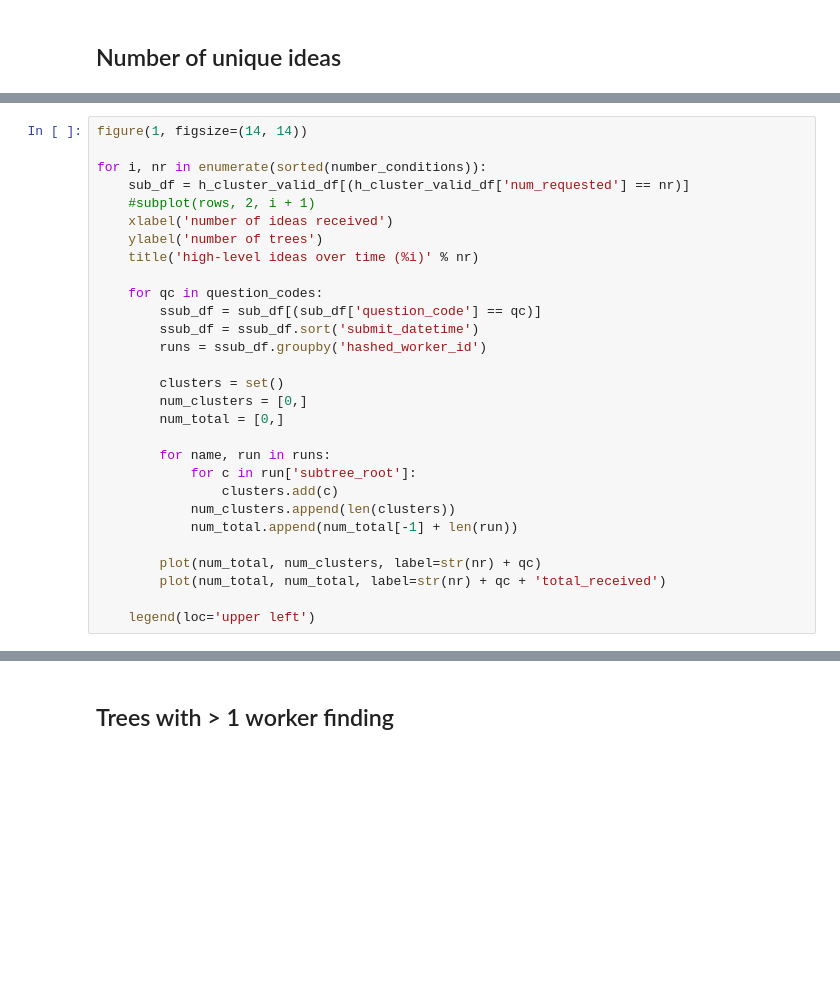
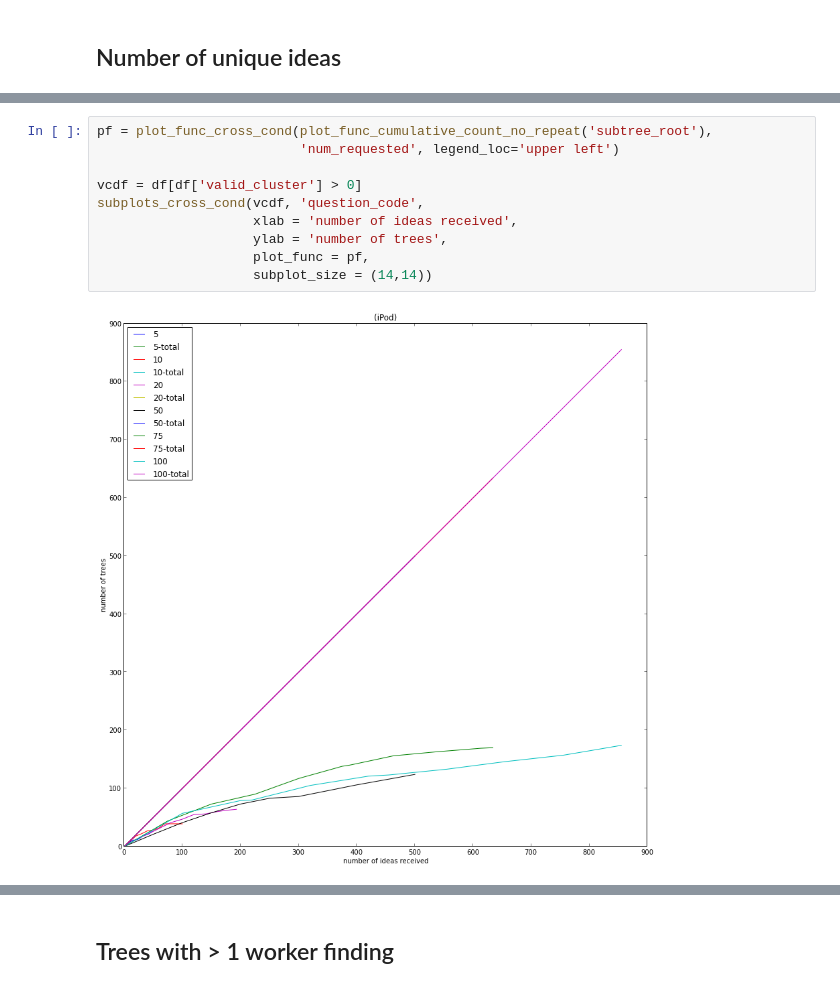
Before and after one commit to filkry/crowbrain, a Jupyter notebook: exps/post_pilot18_stats.ipynb, the cells around one changed output, grey strips where cells are left out. Drawn from its saved outputs; the diff is of its cells as text; blank space fills up the shorter version.

```diff
--- a/exps/post_pilot18_stats.ipynb
+++ b/exps/post_pilot18_stats.ipynb
@@ -1018,29 +1038,0 @@ for i, nr in enumerate(sorted(number_conditions)):
-# %%
-figure(1, figsize=(14, 14))
-
-for i, nr in enumerate(sorted(number_conditions)):
-    sub_df = h_cluster_valid_df[(h_cluster_valid_df['num_requested'] == nr)]
-    #subplot(rows, 2, i + 1)
-    xlabel('number of ideas received')
-    ylabel('number of trees')
-    title('high-level ideas over time (%i)' % nr)
-
-    for qc in question_codes:
-        ssub_df = sub_df[(sub_df['question_code'] == qc)]
-        ssub_df = ssub_df.sort('submit_datetime')
-        runs = ssub_df.groupby('hashed_worker_id')
-
-        clusters = set()
-        num_clusters = [0,]
-        num_total = [0,]
-
-        for name, run in runs:
-            for c in run['subtree_root']:
-                clusters.add(c)
-            num_clusters.append(len(clusters))
-            num_total.append(num_total[-1] + len(run))
-
-        plot(num_total, num_clusters, label=str(nr) + qc)
-        plot(num_total, num_total, label=str(nr) + qc + 'total_received')
-
-    legend(loc='upper left')
@@ -1164,0 +1076,12 @@ for i, nr in enumerate(sorted(number_conditions)):
+# %%
+pf = plot_func_cross_cond(plot_func_cumulative_count_no_repeat('subtree_root'),
+                          'num_requested', legend_loc='upper left')
+
+vcdf = df[df['valid_cluster'] > 0]
+subplots_cross_cond(vcdf, 'question_code',
+                    xlab = 'number of ideas received',
+                    ylab = 'number of trees',
+                    plot_func = pf,
+                    subplot_size = (14,14))
+# %% [output]
+[figure, added]
```
Also changed, not shown: parts of 20 cells of this notebook.
